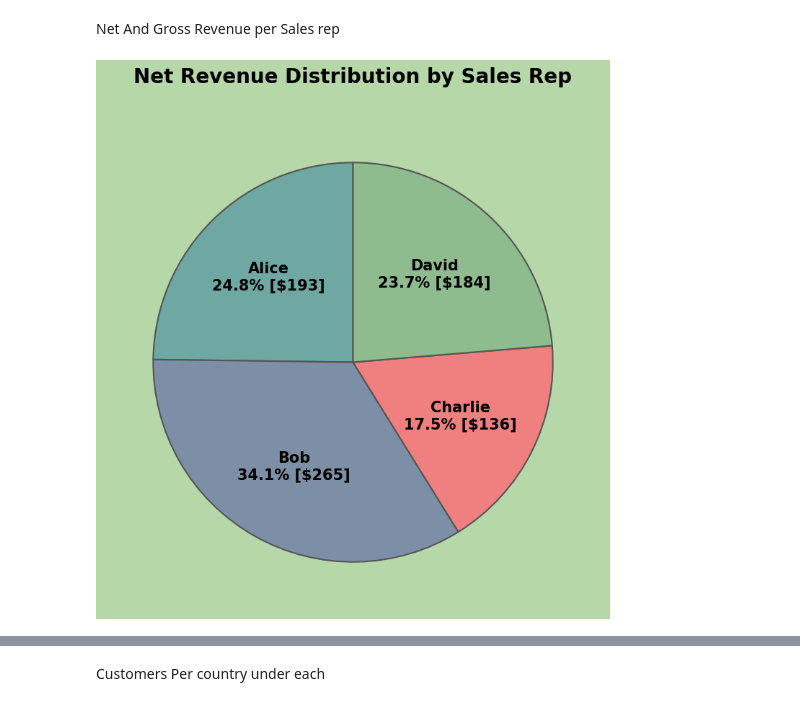
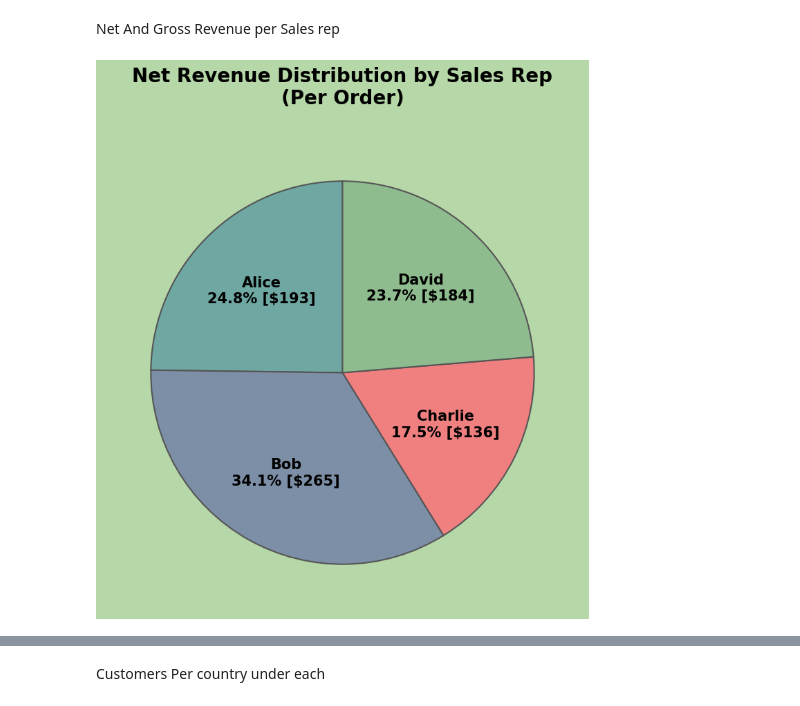
Before and after one commit to yashbhatt4133/vizathon-2026, a Jupyter notebook: Tailwind_Traders_analysis.ipynb, the cells around one changed output, grey strips where cells are left out. Drawn from its saved outputs; the diff is of its cells as text; code cells hidden in the pictures.

```diff
--- a/Tailwind_Traders_analysis.ipynb
+++ b/Tailwind_Traders_analysis.ipynb
@@ -212,32 +252,32 @@ fig, ax = plt.subplots(figsize=(9, 9))
 wedges, texts, autotexts = ax.pie(
     net_revenue.values,
     labels=None,  # no labels outside
     startangle=90,
     colors=pie_colors,
     wedgeprops={'edgecolor': '#555555', 'linewidth': 1.5},  # dark gray outline
     autopct=lambda pct, vals=net_revenue.values: '',  # placeholder, will set manually
     textprops={'fontsize': 12, 'weight': 'bold', 'color': 'black'}
 )
 
 # Add custom labels fully inside slices
 for i, autotext in enumerate(autotexts):
     rep = sales_reps[i]
     val = net_revenue.values[i]
     pct = val / total_revenue * 100
     autotext.set_text(f"{rep}\n{pct:.1f}% [${val:,.0f}]")
     autotext.set_fontsize(15)
     # autotext.set_fontweight('bold')
     autotext.set_color('black')
     autotext.set_horizontalalignment('center')
     autotext.set_verticalalignment('center')
 
 # Title
-ax.set_title('Net Revenue Distribution by Sales Rep', fontsize=20, fontweight='bold', pad=30)
+ax.set_title('Net Revenue Distribution by Sales Rep\n(Per Order)', fontsize=20, fontweight='bold', pad=30)
 
 # Background
 fig.patch.set_facecolor(f'#{bgcolor}')
 ax.set_facecolor(f'#{bgcolor}')
 
 plt.show()
 # %% [output]
-[figure, old version]
+[figure, new version]
```
Also changed, not shown: parts of 12 cells of this notebook.
